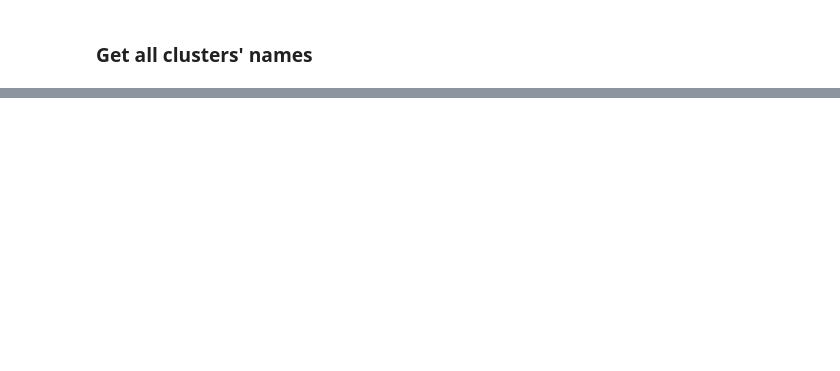
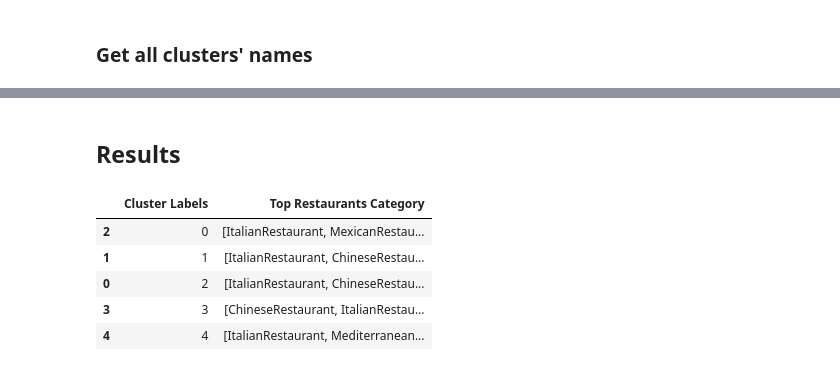
Before and after one commit to hdvvip/Coursera_Capstone, a Jupyter notebook: Capstone_Notebook_Code_Final.ipynb, the cells around one changed output, grey strips where cells are left out. Saved outputs shown, nothing was run; the diff lists cells and outputs as text; code cells hidden in the pictures; blank space fills up the shorter version.

```diff
--- a/Capstone_Notebook_Code_Final.ipynb
+++ b/Capstone_Notebook_Code_Final.ipynb
@@ -470,0 +641,18 @@ map_clusters
+# %%
+clus_category = ny_w_out.copy()[['Cluster Labels','Top Restaurants Category']].drop_duplicates(['Cluster Labels']).reset_index(drop=True)
+clus_category = clus_category.sort_values(by='Cluster Labels')
+
+writer = ExcelWriter('clus_category.xlsx')
+clus_category.to_excel(writer,'nyc_restaurants_cluster')
+writer.save()
+# %% [markdown]
+## Results
+# %%
+clus_category
+# %% [output]
+|  | Cluster Labels | Top Restaurants Category |
+| 2 | 0 | [ItalianRestaurant, MexicanRestau... |
+| 1 | 1 | [ItalianRestaurant, ChineseRestau... |
+| 0 | 2 | [ItalianRestaurant, ChineseRestau... |
+| 3 | 3 | [ChineseRestaurant, ItalianRestau... |
+| 4 | 4 | [ItalianRestaurant, Mediterranean... |
```
Also changed, not shown: parts of 40 cells of this notebook.
